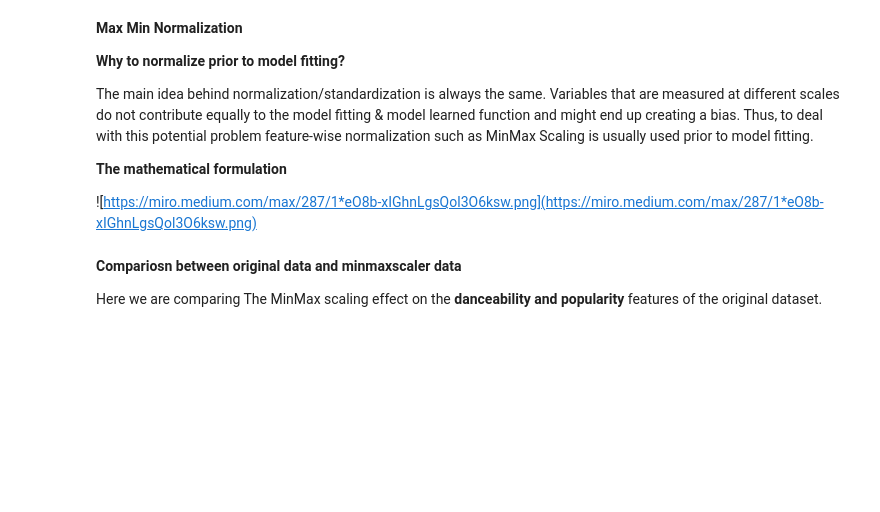
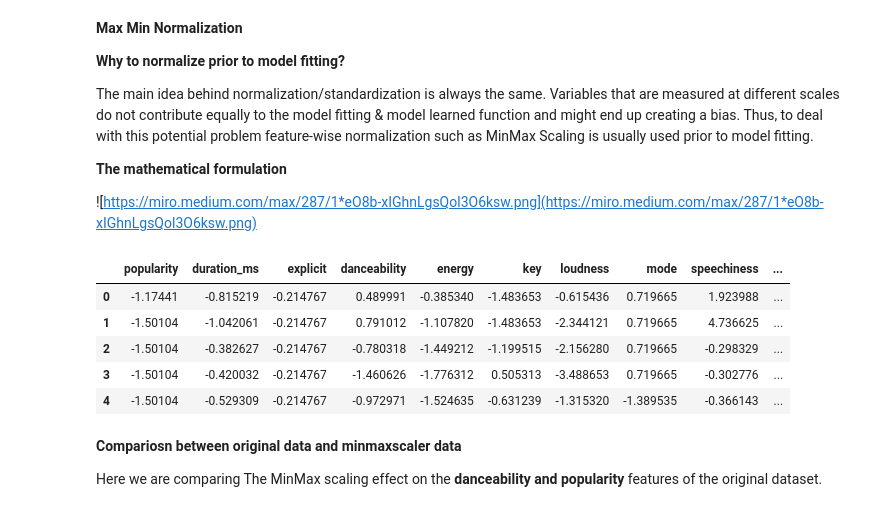
Before and after one commit to Darkrove/Music-Recommender-System, a Jupyter notebook: music-recommender-system.ipynb, the cells around one changed output. Cells and saved outputs as stored; diff of their text form; code cells hidden in the pictures; blank space fills up the shorter version.

```diff
--- a/music-recommender-system.ipynb
+++ b/music-recommender-system.ipynb
@@ -161,11 +160,23 @@ The main idea behind normalization/standardization is always the same. Variables
 
 ![https://miro.medium.com/max/287/1*eO8b-xIGhnLgsQol3O6ksw.png](https://miro.medium.com/max/287/1*eO8b-xIGhnLgsQol3O6ksw.png)
 # %%
-from sklearn.preprocessing import MinMaxScaler
+from sklearn.preprocessing import StandardScaler
+scaler = StandardScaler()
+
 datatypes= ['int16','int32','int64','float16','float32','float64']
 normalization = dataset.select_dtypes(include=datatypes)
-for col in normalization.columns:
-    MinMaxScaler(col)
+
+scaled_X = scaler.fit_transform(normalization.values)
+
+scaled_df = pd.DataFrame(scaled_X, columns = normalization.columns)
+scaled_df.head()
+# %% [output]
+|  | popularity | duration_ms | explicit | danceability | energy | key | loudness | mode | speechiness | ... |
+| 0 | -1.17441 | -0.815219 | -0.214767 | 0.489991 | -0.385340 | -1.483653 | -0.615436 | 0.719665 | 1.923988 | ... |
+| 1 | -1.50104 | -1.042061 | -0.214767 | 0.791012 | -1.107820 | -1.483653 | -2.344121 | 0.719665 | 4.736625 | ... |
+| 2 | -1.50104 | -0.382627 | -0.214767 | -0.780318 | -1.449212 | -1.199515 | -2.156280 | 0.719665 | -0.298329 | ... |
+| 3 | -1.50104 | -0.420032 | -0.214767 | -1.460626 | -1.776312 | 0.505313 | -3.488653 | 0.719665 | -0.302776 | ... |
+| 4 | -1.50104 | -0.529309 | -0.214767 | -0.972971 | -1.524635 | -0.631239 | -1.315320 | -1.389535 | -0.366143 | ... |
 # %% [markdown]
 **Compariosn between original data and minmaxscaler data**
 
```
Also changed, not shown: parts of 6 cells of this notebook.
